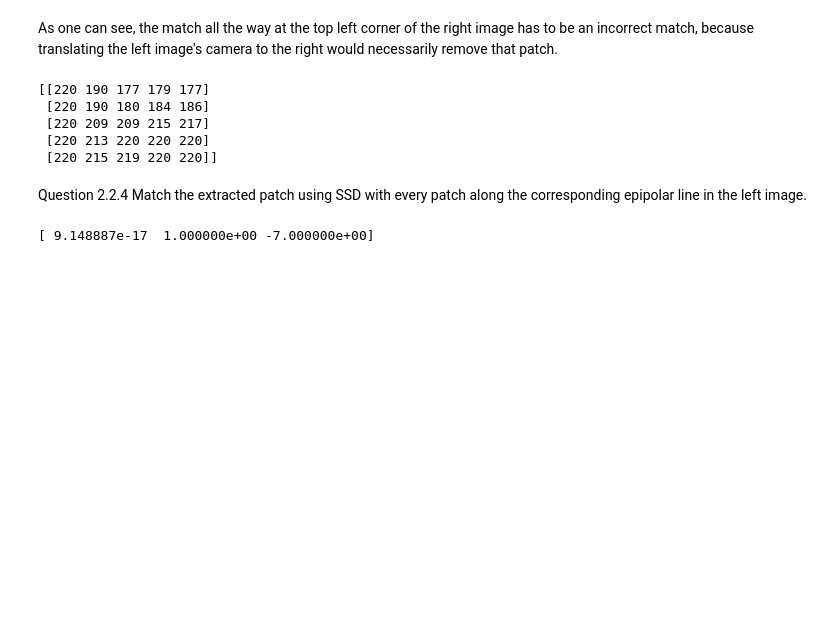
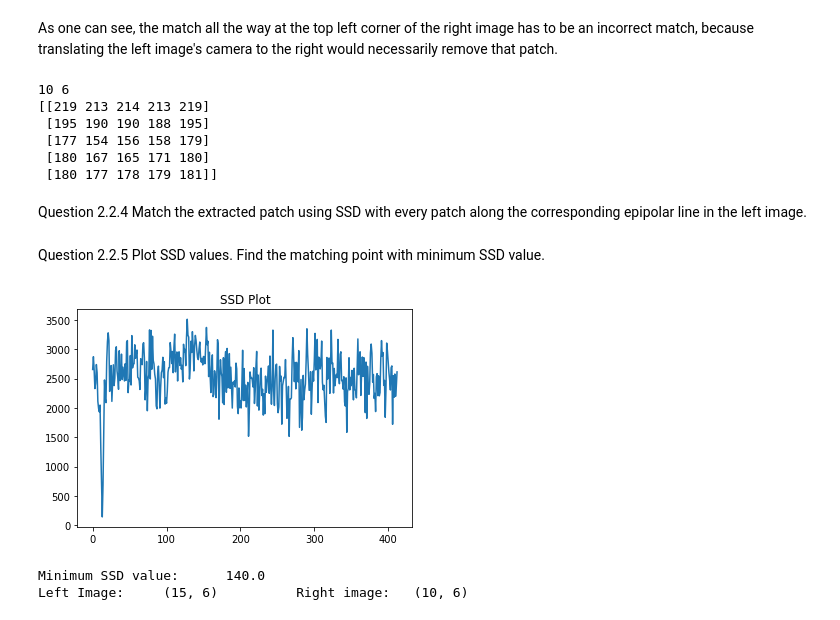
Before and after one commit to mattesko/ECSE415-Assignments, a Jupyter notebook: Assignment_3/Epipolar_Geometry.ipynb, the cells around one changed output. Drawn from its saved outputs; the diff is of its cells as text; code cells hidden in the pictures; blank space fills up the shorter version.

```diff
--- a/Assignment_3/Epipolar_Geometry.ipynb
+++ b/Assignment_3/Epipolar_Geometry.ipynb
@@ -119,20 +134,53 @@ plt.show()
 Question 2.2.3 Pick any one keypoint in the right image which doesn't have a correct match in the left image, and is not on the corresponding epipolar line. Extract a patch of size (5 x 5) around the keypoint in the right image.
 # %% [markdown]
 As one can see, the match all the way at the top left corner of the right image has to be an incorrect match, because translating the left image's camera to the right would necessarily remove that patch.
-# %%
-x, y = points_right[0]
-patch = img_right[x - 2 : x + 3, y - 2 : y + 3]
-print(patch)
-# %% [output]
-[[220 190 177 179 177]
- [220 190 180 184 186]
- [220 209 209 215 217]
- [220 213 220 220 220]
- [220 215 219 220 220]]
+# %%
+def extractPatch(x, y, img):
+    return img[y - 2 : y + 3, x - 2 : x + 3]
+
+def computeSSD(a, b):
+    return np.float64(np.sum((a - b) ** 2))
+# %%
+incorrect_point = 0
+
+x_right, y_right = points_right[incorrect_point]
+print(x_right, y_right)
+
+patch_right = extractPatch(x_right, y_right, img_right_grey)
+print(patch_right)
+# %% [output]
+10 6
+[[219 213 214 213 219]
+ [195 190 190 188 195]
+ [177 154 156 158 179]
+ [180 167 165 171 180]
+ [180 177 178 179 181]]
 # %% [markdown]
 Question 2.2.4 Match the extracted patch using SSD with every patch along the corresponding epipolar line in the left image.
-# %%
-epi_line = lines_left[0]
-print(epi_line)
-# %% [output]
-[ 9.148887e-17  1.000000e+00 -7.000000e+00]
+# %%
+patch_ssd = []
+
+for x in range(2, img_left.shape[1] - 2):
+    y = int(lines_left[incorrect_point, 0] * x + lines_left[incorrect_point, 2])
+    patch_left = extractPatch(x, y, img_left_grey)
+    patch_ssd.append(computeSSD(patch_left, patch_right))
+# %% [markdown]
+Question 2.2.5 Plot SSD values. Find the matching point with minimum SSD value.
+# %%
+img_display_left = img_left.copy()
+img_display_right = img_right.copy()
+
+plt.title("SSD Plot")
+plt.plot(patch_ssd)
+plt.show()
+
+# argmin is offset by 2 compared to real x value
+min_left_x = np.argmin(patch_ssd) + 2
+min_left_y = int(lines_left[incorrect_point, 0] * min_left_x + lines_left[incorrect_point, 2])
+
+print(str.format("Minimum SSD value:\t{}", np.min(patch_ssd) ))
+print(str.format("Left Image:\t({}, {}) \t Right image:\t({}, {})", min_left_x, min_left_y, x_right, y_right))
+# %% [output]
+[figure, added]
+Minimum SSD value:      140.0
+Left Image:     (15, 6)          Right image:   (10, 6)
```
Also changed, not shown: parts of 11 cells of this notebook.
